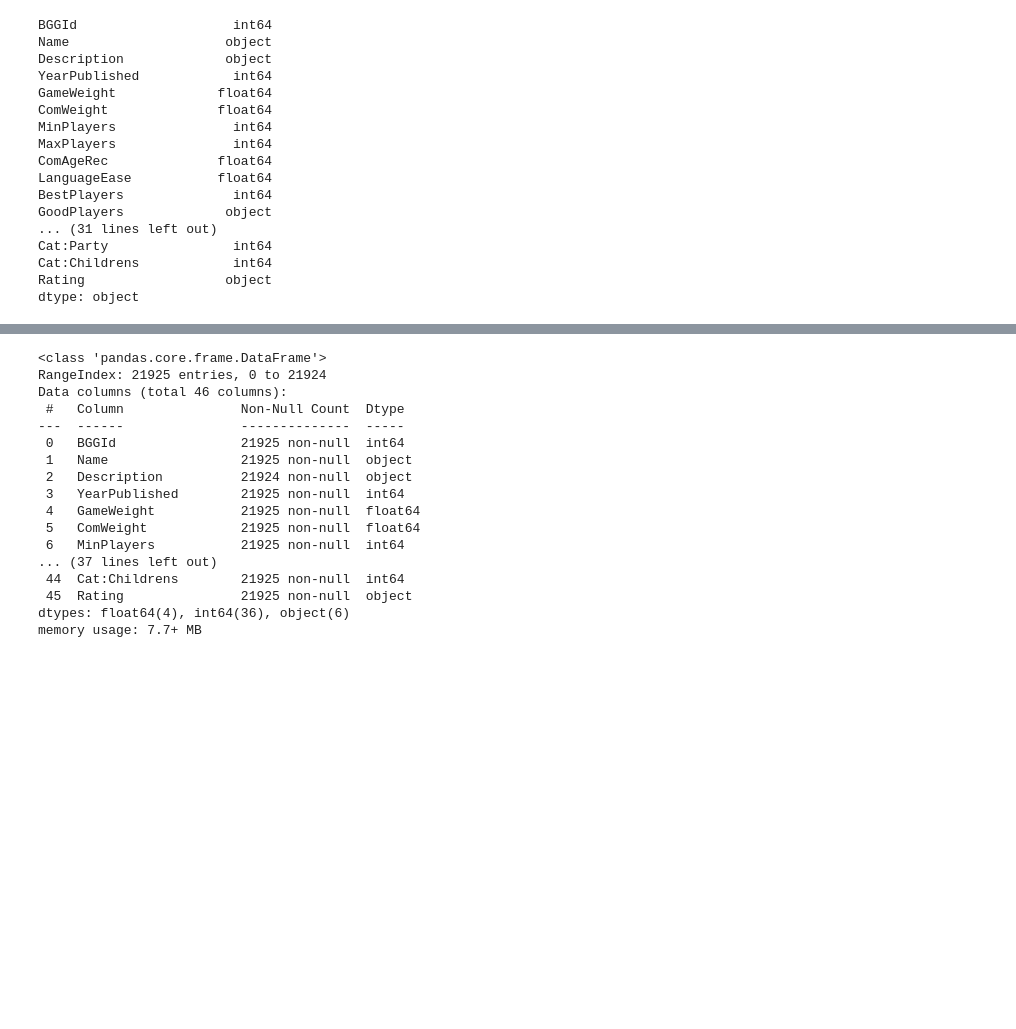
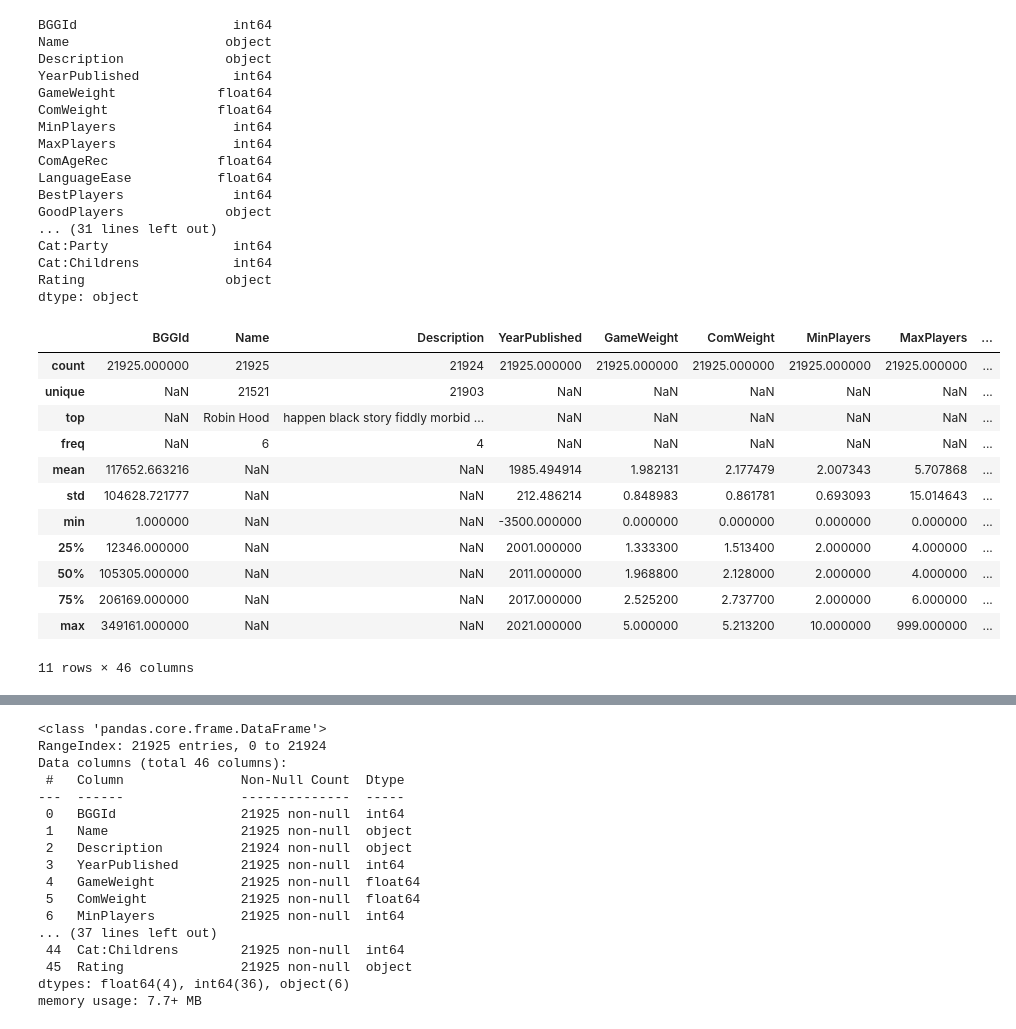
Before and after one commit to iamalessiastocco/dm1-project-boardgames, a Jupyter notebook: notebook/01_data_understanding.ipynb, the cells around one changed output, grey strips where cells are left out. Saved outputs shown, nothing was run; the diff lists cells and outputs as text; code cells hidden in the pictures; blank space fills up the shorter version.

```diff
--- a/notebook/01_data_understanding.ipynb
+++ b/notebook/01_data_understanding.ipynb
@@ -46,3 +66,19 @@ Cat:Party                int64
 Cat:Childrens            int64
 Rating                  object
 dtype: object
+# %%
+df.describe(include="all")
+# %% [output]
+|  | BGGId | Name | Description | YearPublished | GameWeight | ComWeight | MinPlayers | MaxPlayers | ... |
+| count | 21925.000000 | 21925 | 21924 | 21925.000000 | 21925.000000 | 21925.000000 | 21925.000000 | 21925.000000 | ... |
+| unique | NaN | 21521 | 21903 | NaN | NaN | NaN | NaN | NaN | ... |
+| top | NaN | Robin Hood | happen black story fiddly morbid ... | NaN | NaN | NaN | NaN | NaN | ... |
+| freq | NaN | 6 | 4 | NaN | NaN | NaN | NaN | NaN | ... |
+| mean | 117652.663216 | NaN | NaN | 1985.494914 | 1.982131 | 2.177479 | 2.007343 | 5.707868 | ... |
+| std | 104628.721777 | NaN | NaN | 212.486214 | 0.848983 | 0.861781 | 0.693093 | 15.014643 | ... |
+| min | 1.000000 | NaN | NaN | -3500.000000 | 0.000000 | 0.000000 | 0.000000 | 0.000000 | ... |
+| 25% | 12346.000000 | NaN | NaN | 2001.000000 | 1.333300 | 1.513400 | 2.000000 | 4.000000 | ... |
+| 50% | 105305.000000 | NaN | NaN | 2011.000000 | 1.968800 | 2.128000 | 2.000000 | 4.000000 | ... |
+| 75% | 206169.000000 | NaN | NaN | 2017.000000 | 2.525200 | 2.737700 | 2.000000 | 6.000000 | ... |
+| max | 349161.000000 | NaN | NaN | 2021.000000 | 5.000000 | 5.213200 | 10.000000 | 999.000000 | ... |
+11 rows × 46 columns
```
Also changed, not shown: parts of 7 cells of this notebook.
